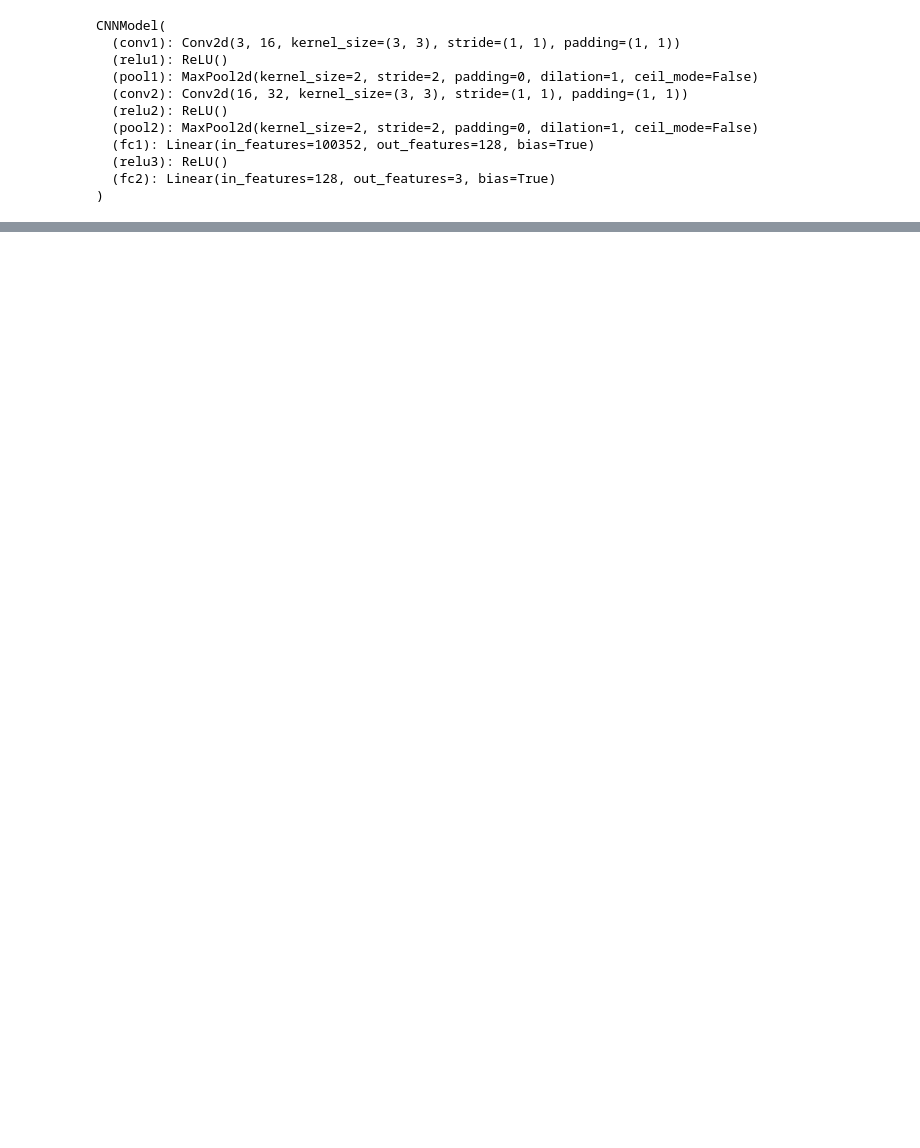
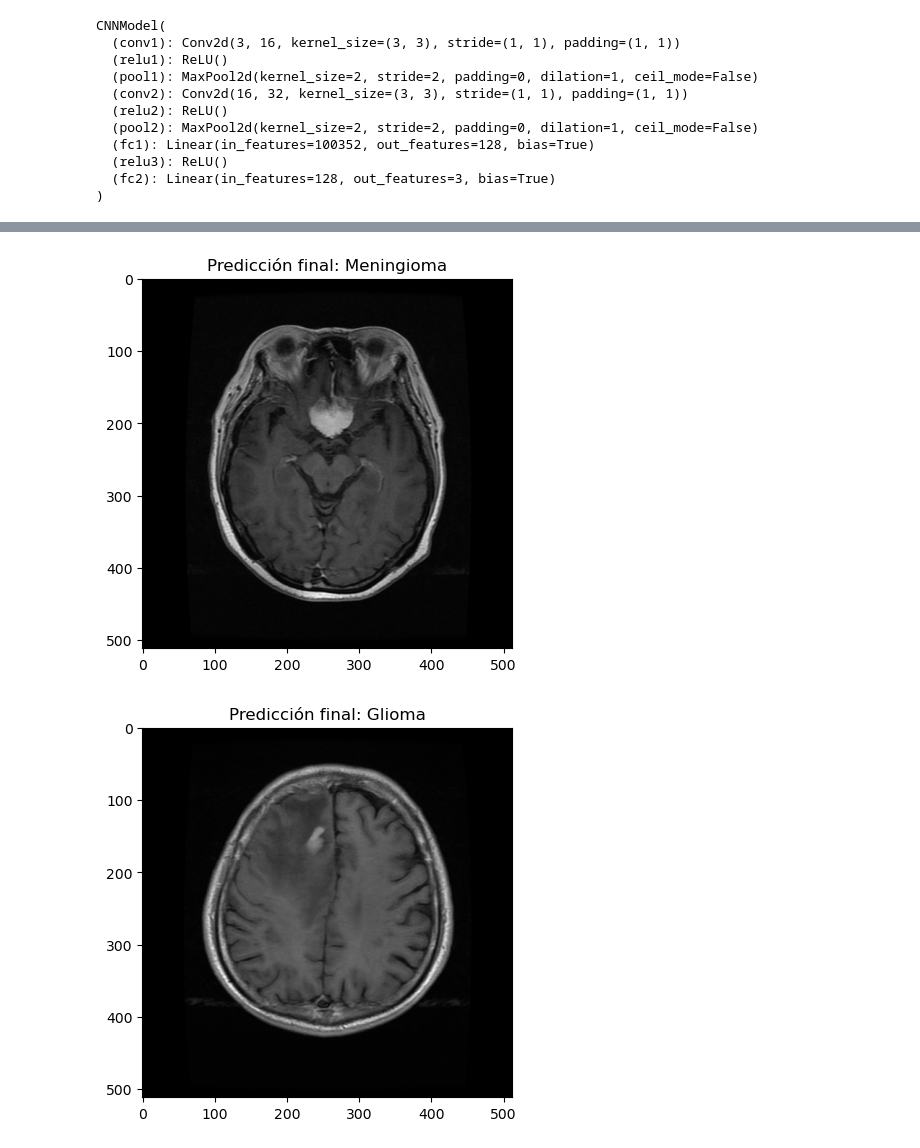
Before and after one commit to alvarotravieso/brain-tumor-classifier, a Jupyter notebook: prueba.ipynb, the cells around one changed output, grey strips where cells are left out. Cells and saved outputs as stored; diff of their text form; code cells hidden in the pictures; blank space fills up the shorter version.

Commit message:
Votación

```diff
--- a/prueba.ipynb
+++ b/prueba.ipynb
@@ -81,13 +83,3 @@ rutas_de_imagenes = [
     'DatasetTumoresCerebrales/test/Glioma/717.png',
     'DatasetTumoresCerebrales/test/Pituitary tumor/926.png'
 ]
-# %%
-# Itera a través de las imágenes y realiza predicciones
-for ruta in rutas_de_imagenes:
-    imagen = Image.open(ruta).convert('RGB')
-    nombre_clase, imagen_visualizacion = predecir_clase(imagen, modelo, clases)
-
-    # Muestra la imagen junto con la etiqueta predicha
-    plt.imshow(imagen_visualizacion)
-    plt.title(f'Predicción: {nombre_clase}')
-    plt.show()
@@ -97,0 +86,36 @@ for ruta in rutas_de_imagenes:
+# %%
+# Inicializa una lista para almacenar las predicciones individuales
+predicciones_individuales = []
+
+# Define el número de veces que quieres realizar la predicción
+n = 5
+
+for ruta in rutas_de_imagenes:
+    predicciones_temporales = []
+
+    for _ in range(n):
+        imagen = Image.open(ruta).convert('RGB')
+        nombre_clase, _ = predecir_clase(imagen, modelo, clases)
+        predicciones_temporales.append(nombre_clase)
+
+    # Almacena las predicciones temporales
+    predicciones_individuales.append(predicciones_temporales)
+
+# Realiza la votación por mayoría para cada conjunto de predicciones
+predicciones_finales = []
+
+for predicciones_temporales in predicciones_individuales:
+    predicciones, conteos = np.unique(predicciones_temporales, return_counts=True)
+    indice_clase_predicha = np.argmax(conteos)
+    clase_predicha = predicciones[indice_clase_predicha]
+    predicciones_finales.append(clase_predicha)
+
+# Muestra las imágenes junto con las predicciones finales
+for i, ruta in enumerate(rutas_de_imagenes):
+    imagen = Image.open(ruta).convert('RGB')
+    plt.imshow(imagen)
+    plt.title(f'Predicción final: {predicciones_finales[i]}')
+    plt.show()
+# %% [output]
+[figure, added]
+[figure, added]
```
Also changed, not shown: parts of 3 cells of this notebook.
